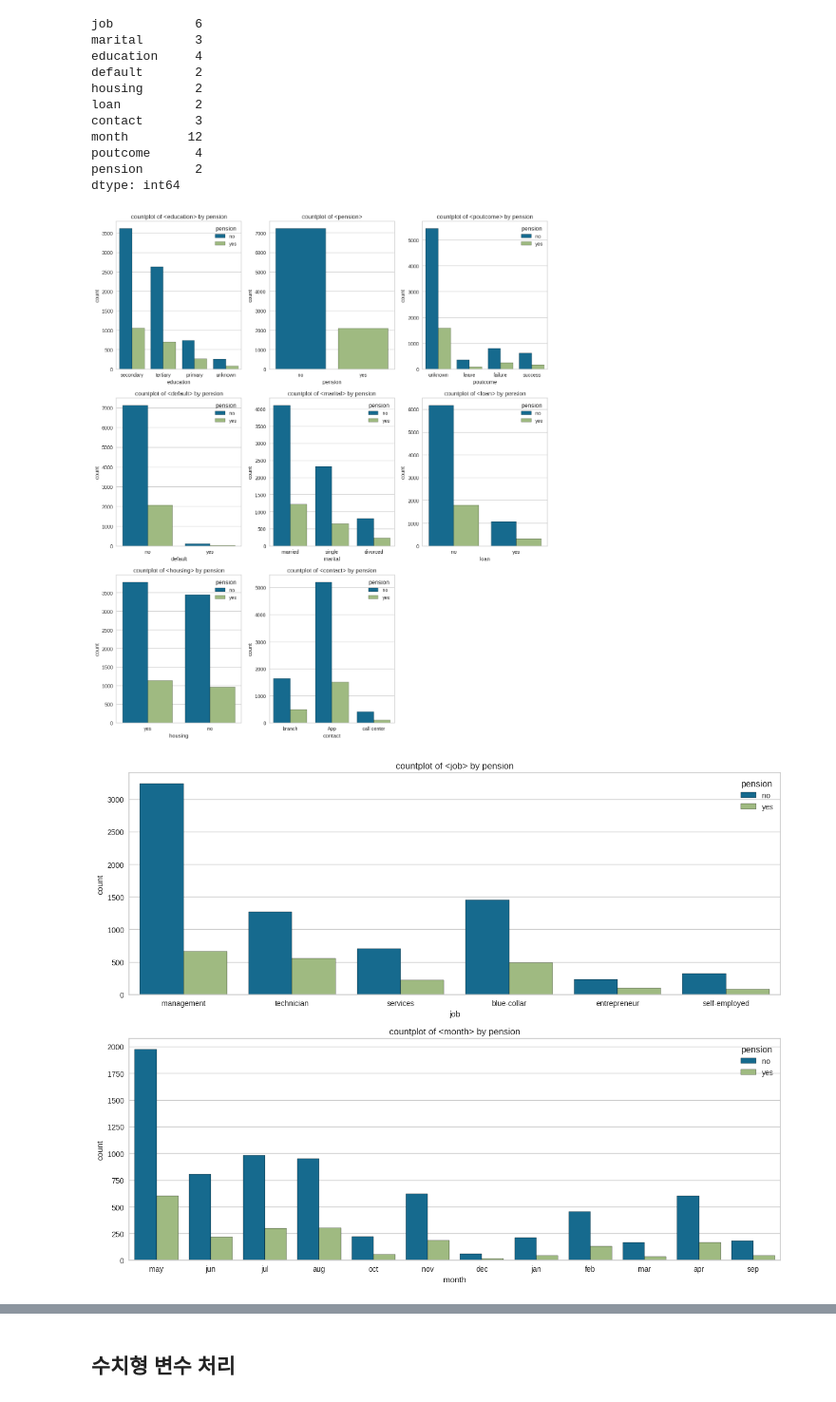
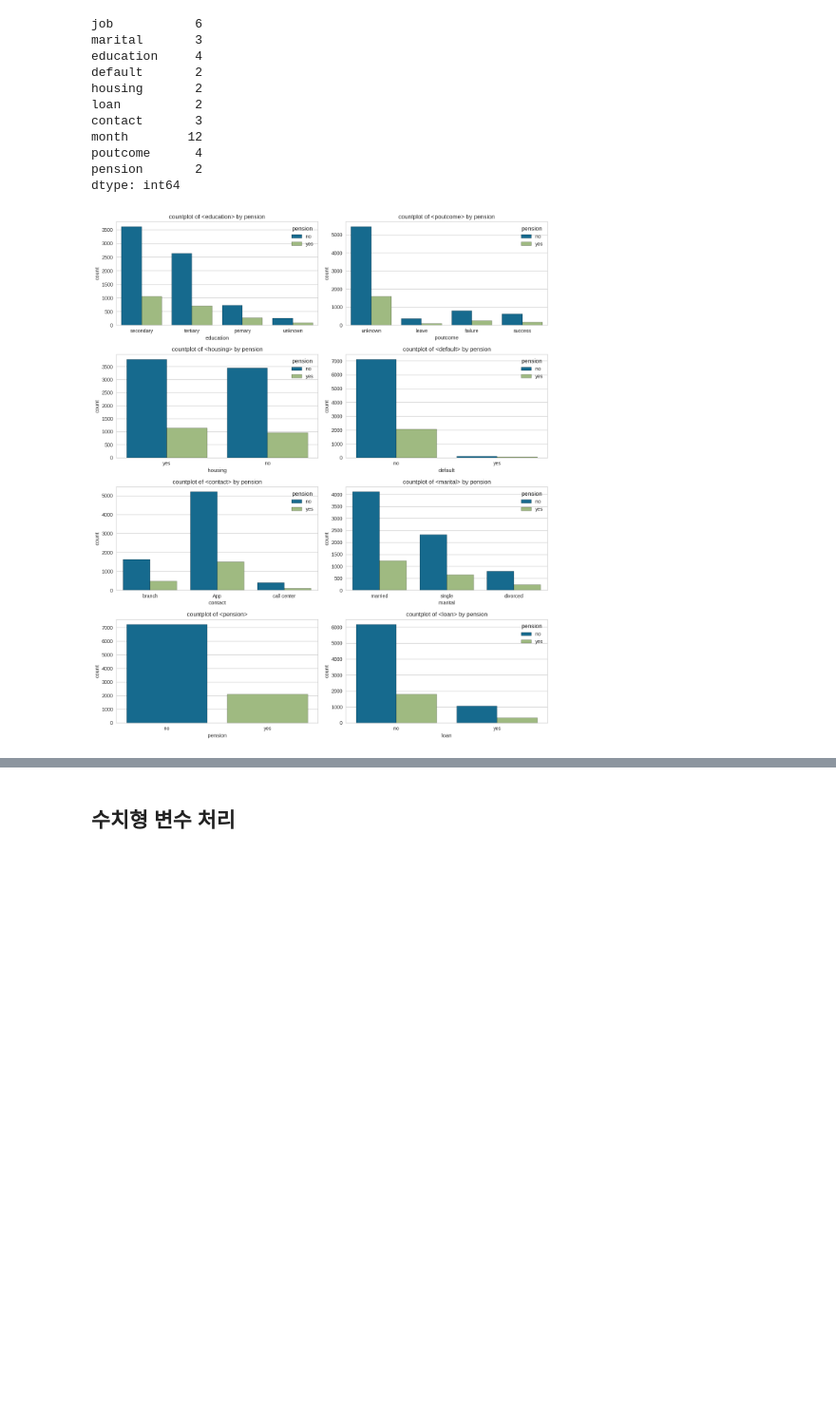
Before and after one commit to seojeongbin/Bank-Marketing-Project, a Jupyter notebook: modeling/segmentation_pension.ipynb, the cells around one changed output, grey strips where cells are left out. Shown at 95% size. Cells and saved outputs as stored; diff of their text form; code cells hidden in the pictures; blank space fills up the shorter version.

```diff
--- a/modeling/segmentation_pension.ipynb
+++ b/modeling/segmentation_pension.ipynb
@@ -249,37 +242,27 @@ poutcome      4
 pension       2
 dtype: int64
 # %%
-# subplot으로 볼거 8개, 따로 볼거 2개
-size = (13, 15)
-height = 4
-width = 2
-target_col = 'pension'
-other_cols = ['job', 'month']
-subplot_cols = list(set(df[cate_feat]) - set(other_cols)) # list는 차집합이 안됨
-
-plt.figure(figsize=size)
-for elem, col in enumerate(subplot_cols):
-    plt.subplot(height, width, elem+1)
-    if col != target_col:
-        sns.countplot(x = col, hue = target_col, data=df, edgecolor = 'black')
-        plt.title(f'countplot of <{col}> by {target_col}')
-    else :
-        sns.countplot(x = col, data=df, edgecolor = 'black')
-        plt.title(f'countplot of <{col}>')
-plt.tight_layout()
-plt.show()
-
-size = (13, 10)
-height = 2
-width = 1
-
-plt.figure(figsize=size)
-for elem, col in enumerate(other_cols):
-    plt.subplot(height, width, elem+1)
-    sns.countplot(x=col, hue = target_col, data=df, edgecolor = 'black')
-    plt.title(f'countplot of <{col}> by pension')
-plt.tight_layout()
-plt.show()
+def draw_cate_feat(size, height, width, subplot_cols, target_col, df) :
+    plt.figure(figsize = size)
+    for elem, col in enumerate(subplot_cols):
+        plt.subplot(height, width, elem+1)
+        if col != target_col:
+            sns.countplot(x = col, hue = target_col, data=df, edgecolor = 'black')
+            plt.title(f'countplot of <{col}> by {target_col}')
+        else :
+            sns.countplot(x = col, data=df, edgecolor = 'black')
+            plt.title(f'countplot of <{col}>')
+    plt.tight_layout()
+    plt.show()
-# %% [output]
-[figure, removed]
-[figure, removed]
+# %%
+# subplot으로 볼거 8개, 따로 볼거 2개
+size = (13, 15)
+height = 4
+width = 2
+target_col = 'pension'
+other_cols = ['job', 'month']
+subplot_cols = list(set(df[cate_feat]) - set(other_cols)) # list는 차집합이 안됨
+
+draw_cate_feat(size, height, width, subplot_cols, target_col, df)
+# %% [output]
+[figure, added]
```
Also changed, not shown: parts of 17 cells of this notebook, 3 other files.
